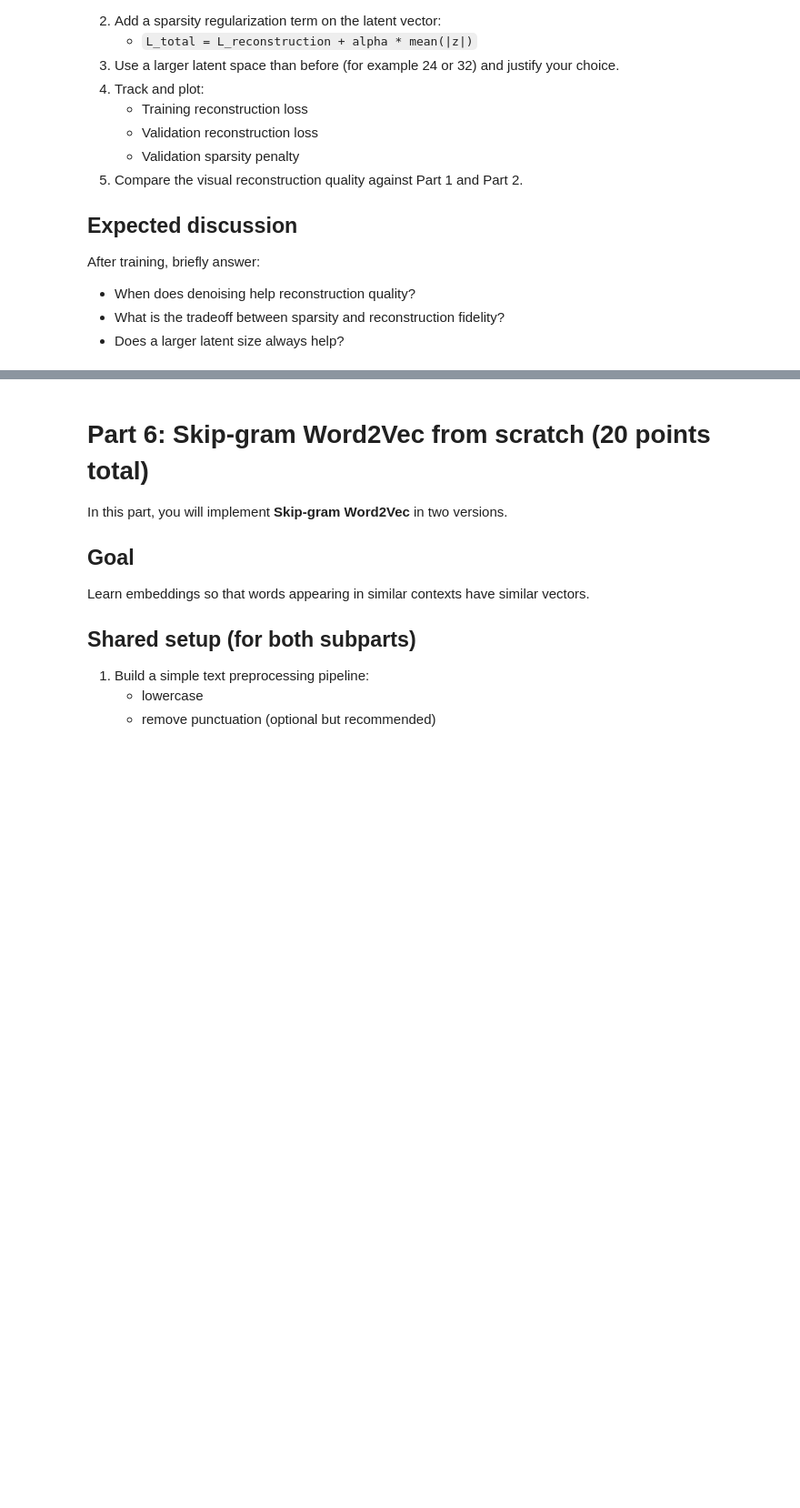
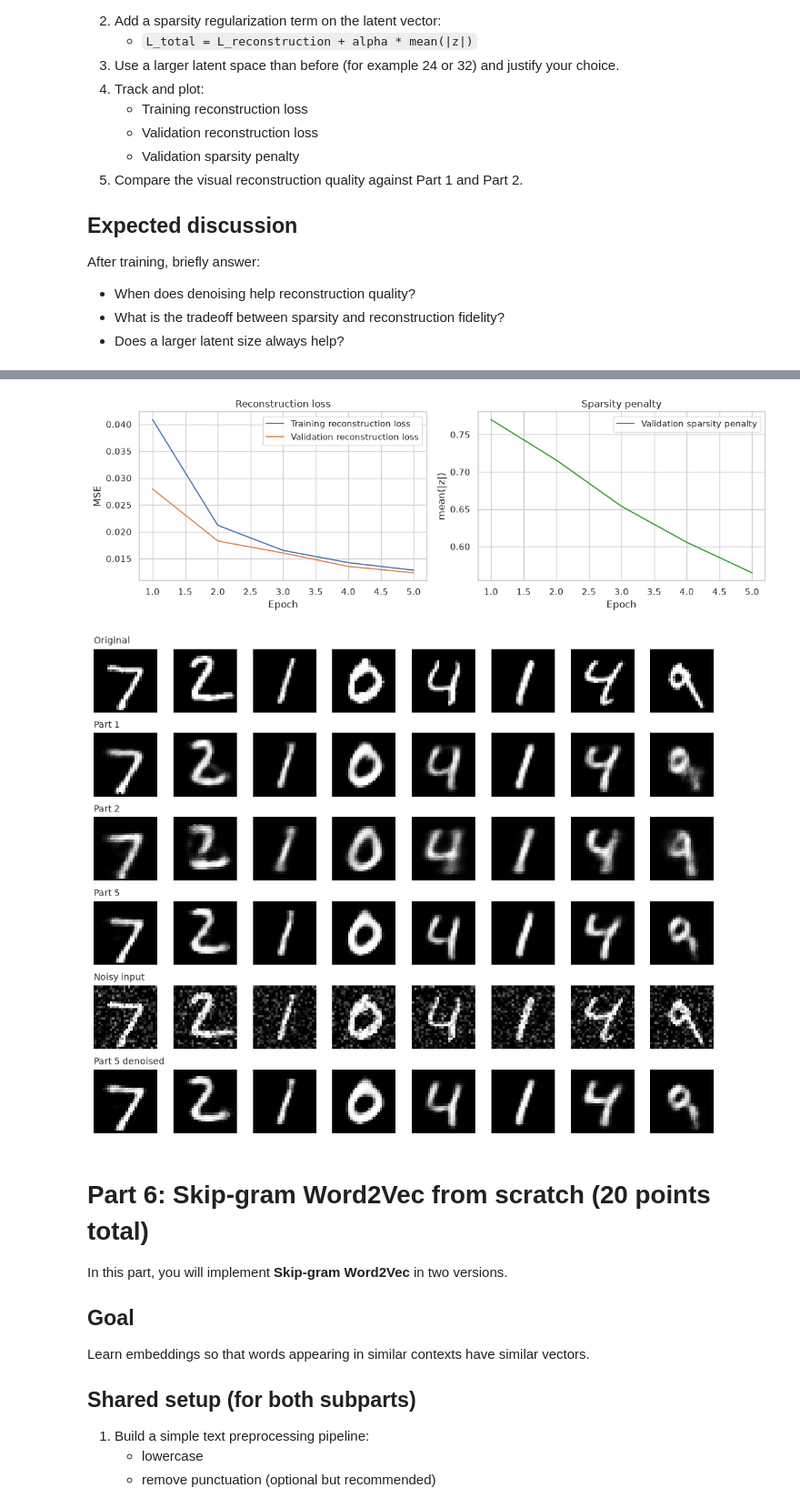
Before and after one commit to Gor-2001/NLP_2026_FALL_homework, a Jupyter notebook: hw_02/HW2_Gor_Melkumyan.ipynb, the cells around one changed output, grey strips where cells are left out. Shown at 91% size. Drawn from its saved outputs; the diff is of its cells as text; code cells hidden in the pictures; blank space fills up the shorter version.

```diff
--- a/hw_02/HW2_Gor_Melkumyan.ipynb
+++ b/hw_02/HW2_Gor_Melkumyan.ipynb
@@ -671,3 +682,61 @@ def train_denoising_sparse_autoencoder(
+# %%
+# Part 5: plot the tracked curves
+epochs = range(1, len(advanced_history["train_reconstruction_loss"]) + 1)
+
+plt.figure(figsize=(12, 4))
+plt.subplot(1, 2, 1)
+plt.plot(epochs, advanced_history["train_reconstruction_loss"], label="Training reconstruction loss")
+plt.plot(epochs, advanced_history["val_reconstruction_loss"], label="Validation reconstruction loss")
+plt.xlabel("Epoch")
+plt.ylabel("MSE")
+plt.title("Reconstruction loss")
+plt.legend()
+
+# the sparsity penalty is on a different scale, so it gets its own plot
+plt.subplot(1, 2, 2)
+plt.plot(epochs, advanced_history["val_sparsity_penalty"], color="tab:green", label="Validation sparsity penalty")
+plt.xlabel("Epoch")
+plt.ylabel("mean(|z|)")
+plt.title("Sparsity penalty")
+plt.legend()
+plt.tight_layout()
+plt.show()
+
+
+# Part 5: compare reconstructions of Part 1, Part 2 and Part 5 on the same validation images
+images, _ = next(iter(validation_dataloader))
+images_flat = images[:8].view(8, -1)
+noisy_flat = add_gaussian_noise(images_flat, noise_std=0.2)
+
+autoencoder.eval()
+autoencoder_with_classifier.eval()
+advanced_autoencoder.eval()
+with torch.no_grad():
+    part1_recon = autoencoder(images_flat)
+    part2_recon, _ = autoencoder_with_classifier(images_flat)
+    part5_recon, _ = advanced_autoencoder(images_flat)
+    part5_denoised, _ = advanced_autoencoder(noisy_flat)
+
+rows = [
+    ("Original", images_flat),
+    ("Part 1", part1_recon),
+    ("Part 2", part2_recon),
+    ("Part 5", part5_recon),
+    ("Noisy input", noisy_flat),
+    ("Part 5 denoised", part5_denoised),
+]
+
+fig, axes = plt.subplots(len(rows), 8, figsize=(10, 8))
+for r, (title, imgs) in enumerate(rows):
+    for col in range(8):
+        axes[r, col].imshow(imgs[col].view(28, 28).cpu(), cmap="gray")
+        axes[r, col].axis("off")
+    axes[r, 0].set_title(title, loc="left", fontsize=10)
+plt.tight_layout()
+plt.show()
+# %% [output]
+[figure, added]
+[figure, added]
 # %% [markdown]
 # Part 6: Skip-gram Word2Vec from scratch (20 points total)
 
```
Also changed, not shown: parts of 6 cells of this notebook.
